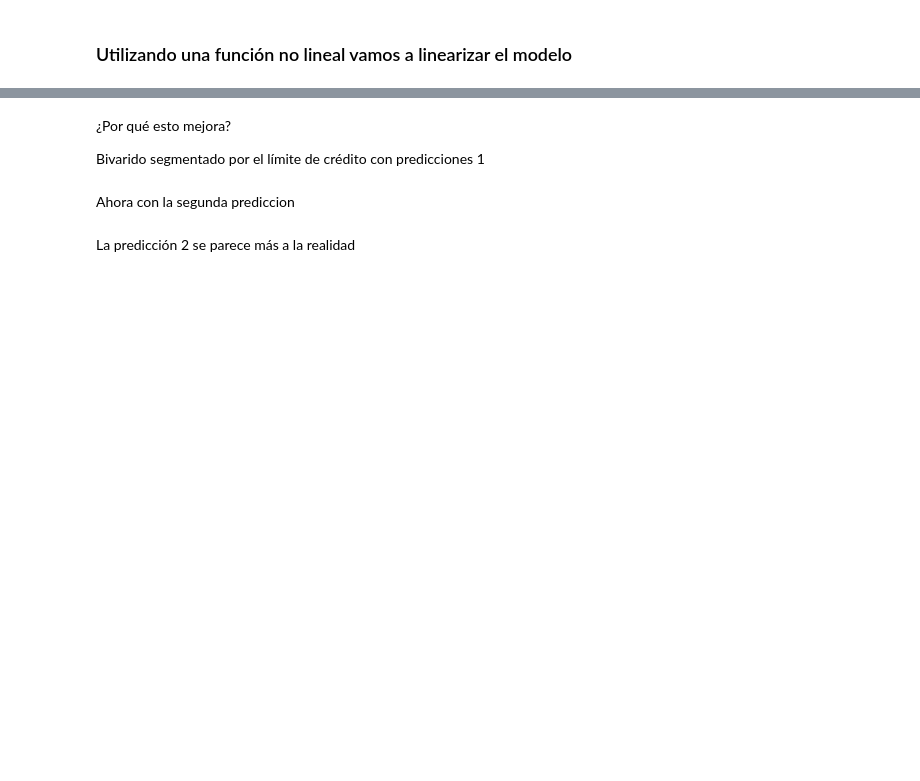
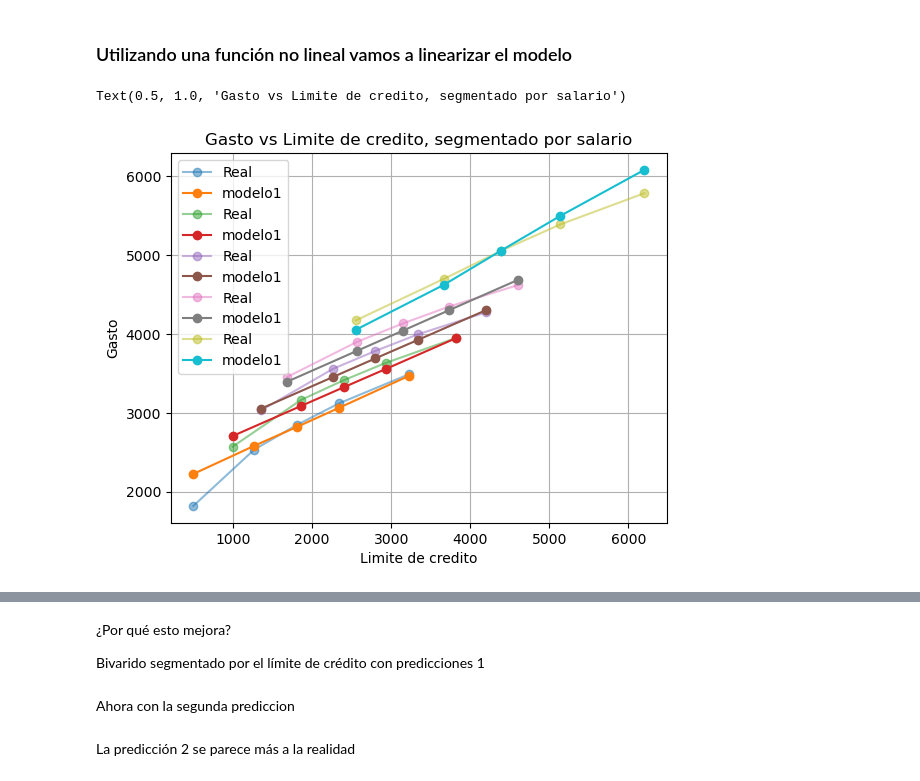
Before and after one commit to Rolando1708/Analisis_de_Aprendizaje_Estadistico, a Jupyter notebook: Parcial 1/Entendiendo_coeficientes_sin_resolver.ipynb, the cells around one changed output, grey strips where cells are left out. Saved outputs shown, nothing was run; the diff lists cells and outputs as text; code cells hidden in the pictures; blank space fills up the shorter version.

```diff
--- a/Parcial 1/Entendiendo_coeficientes_sin_resolver.ipynb
+++ b/Parcial 1/Entendiendo_coeficientes_sin_resolver.ipynb
@@ -382,3 +413,8 @@ Grafica el límite de crédito vs gasto, segmentado por salario
 Efectivamente, líite de crédito, mayor gasto pero no es lineal al segmentar por ingreso.
 
 Predice el gasto usando una regresión simple de salrio y límite de crédito
+# %%
+model = smf.ols('spend ~ wage + credit_limit', data=spend).fit()
+predicciones = model.predict(spend)
+
+model.summary()
@@ -384,0 +444,5 @@ Predice el gasto usando una regresión simple de salrio y límite de crédito
+# %%
+model = smf.ols('spend ~ wage + np.sqrt(credit_limit)', data=spend).fit()
+predicciones2 = model.predict(spend)
+
+model.summary()
@@ -385,2 +472,22 @@ Predice el gasto usando una regresión simple de salrio y límite de crédito
 # %% [markdown]
 ### Utilizando una función no lineal vamos a linearizar el modelo
+# %%
+spend['predicciones1'] = predicciones
+spend['predicciones2'] = predicciones2
+# %%
+for i in np.sort(spend.wage_bins.unique()):
+    flag_df=spend.query("wage_bins==@i")
+    flag_df['credit_limit_bin'] = pd.qcut(flag_df['credit_limit'], q=5, labels=False) + 1
+    grouped = flag_df.groupby('credit_limit_bin').mean()
+    plt.plot(grouped.credit_limit, grouped.spend, label="Real", marker = 'o', alpha=0.5)
+    plt.plot(grouped.credit_limit, grouped.predicciones1, label="modelo1", marker = 'o')
+
+
+plt.legend()
+plt.grid()
+plt.xlabel("Limite de credito")
+plt.ylabel("Gasto")
+plt.title("Gasto vs Limite de credito, segmentado por salario")
+# %% [output]
+Text(0.5, 1.0, 'Gasto vs Limite de credito, segmentado por salario')
+[figure, added]
```
Also changed, not shown: parts of 6 cells of this notebook, 1 other file.
